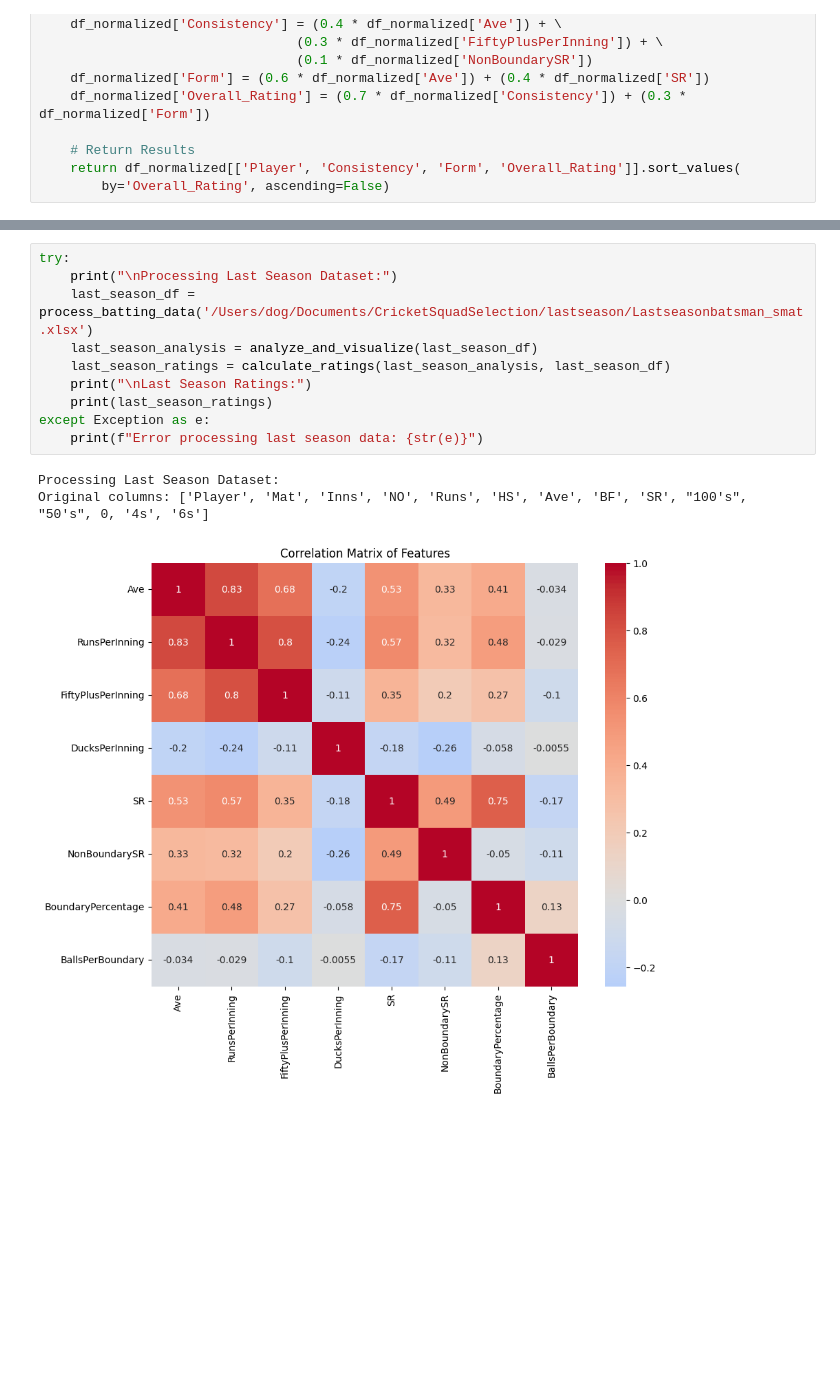
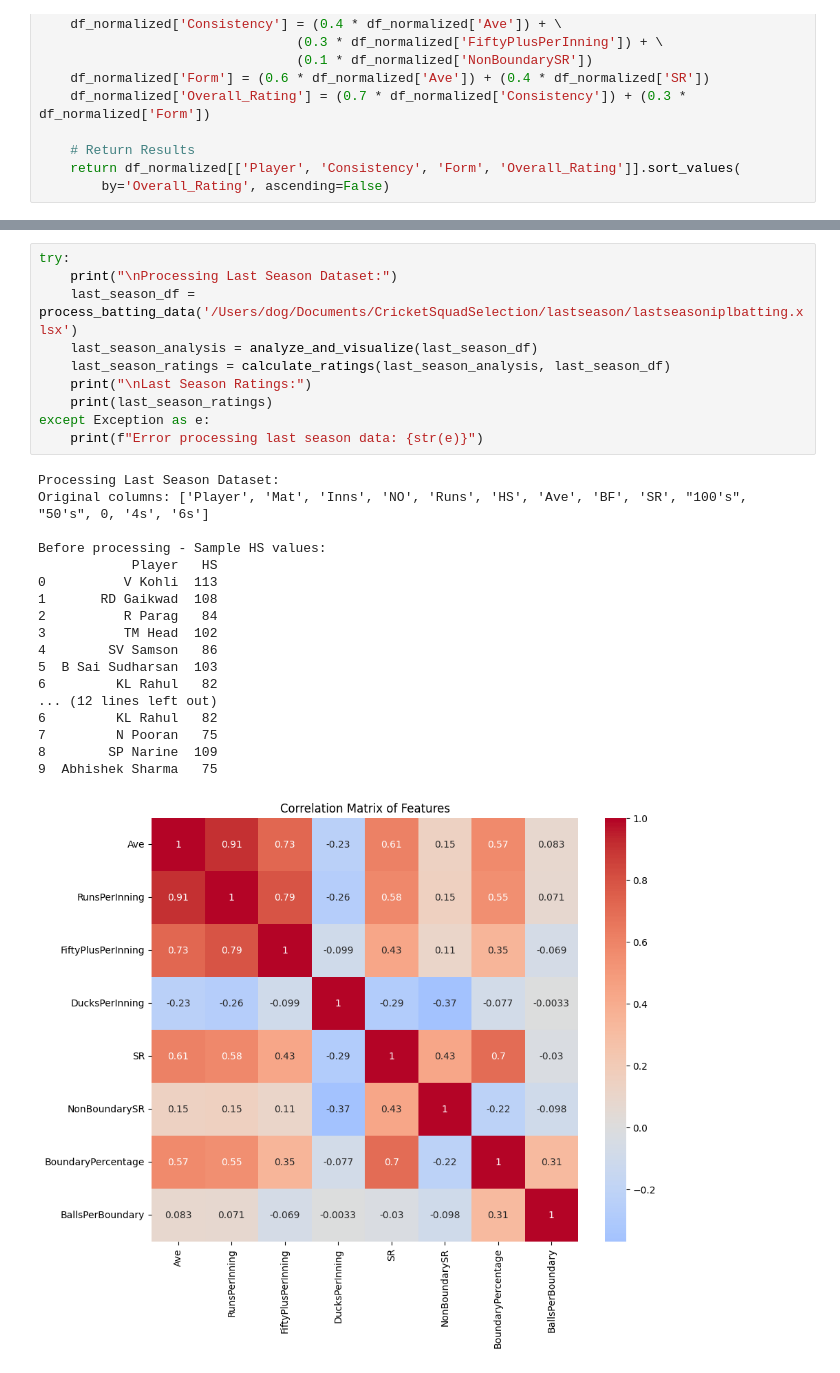
Before and after one commit to Siddharth2812/cricket-squad-selection, a Jupyter notebook: codes/test.ipynb, the cells around one changed output, grey strips where cells are left out. Saved outputs shown, nothing was run; the diff lists cells and outputs as text; blank space fills up the shorter version.

Commit message:
Processed

```diff
--- a/codes/test.ipynb
+++ b/codes/test.ipynb
@@ -134,15 +149,30 @@ All Seasons Ratings:
 # %%
 try:
     print("\nProcessing Last Season Dataset:")
-    last_season_df = process_batting_data('/Users/dog/Documents/CricketSquadSelection/lastseason/Lastseasonbatsman_smat.xlsx')
+    last_season_df = process_batting_data('/Users/dog/Documents/CricketSquadSelection/lastseason/lastseasoniplbatting.xlsx')
     last_season_analysis = analyze_and_visualize(last_season_df)
     last_season_ratings = calculate_ratings(last_season_analysis, last_season_df)
     print("\nLast Season Ratings:")
     print(last_season_ratings)
 except Exception as e:
     print(f"Error processing last season data: {str(e)}")
 # %% [output]
 Processing Last Season Dataset:
 Original columns: ['Player', 'Mat', 'Inns', 'NO', 'Runs', 'HS', 'Ave', 'BF', 'SR', "100's", "50's", 0, '4s', '6s']
+
+Before processing - Sample HS values:
+            Player   HS
+0          V Kohli  113
+1       RD Gaikwad  108
+2          R Parag   84
+3          TM Head  102
+4        SV Samson   86
+5  B Sai Sudharsan  103
+6         KL Rahul   82
+... (12 lines left out)
+6         KL Rahul   82
+7         N Pooran   75
+8        SP Narine  109
+9  Abhishek Sharma   75
-[figure, old version]
+[figure, new version]
 Last Season Ratings:
```
Also changed, not shown: parts of 4 cells of this notebook, 15 other files.
